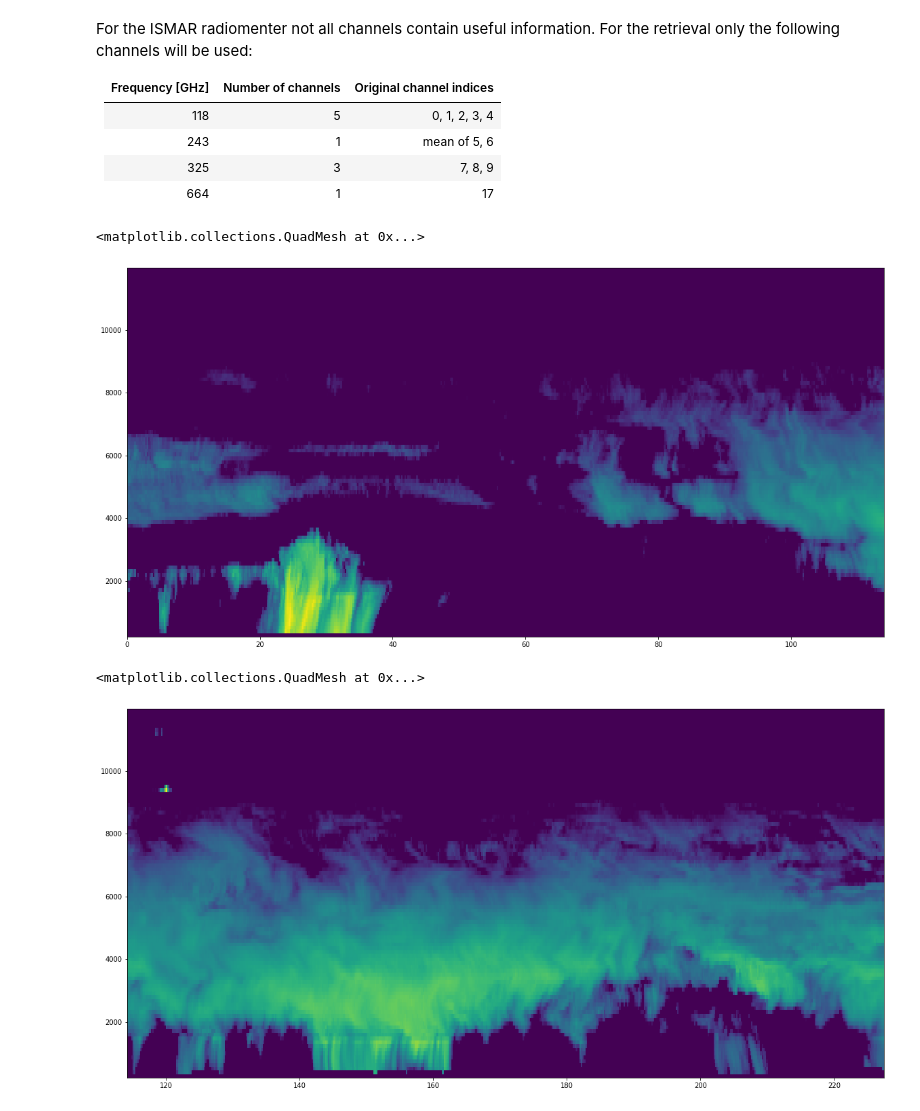
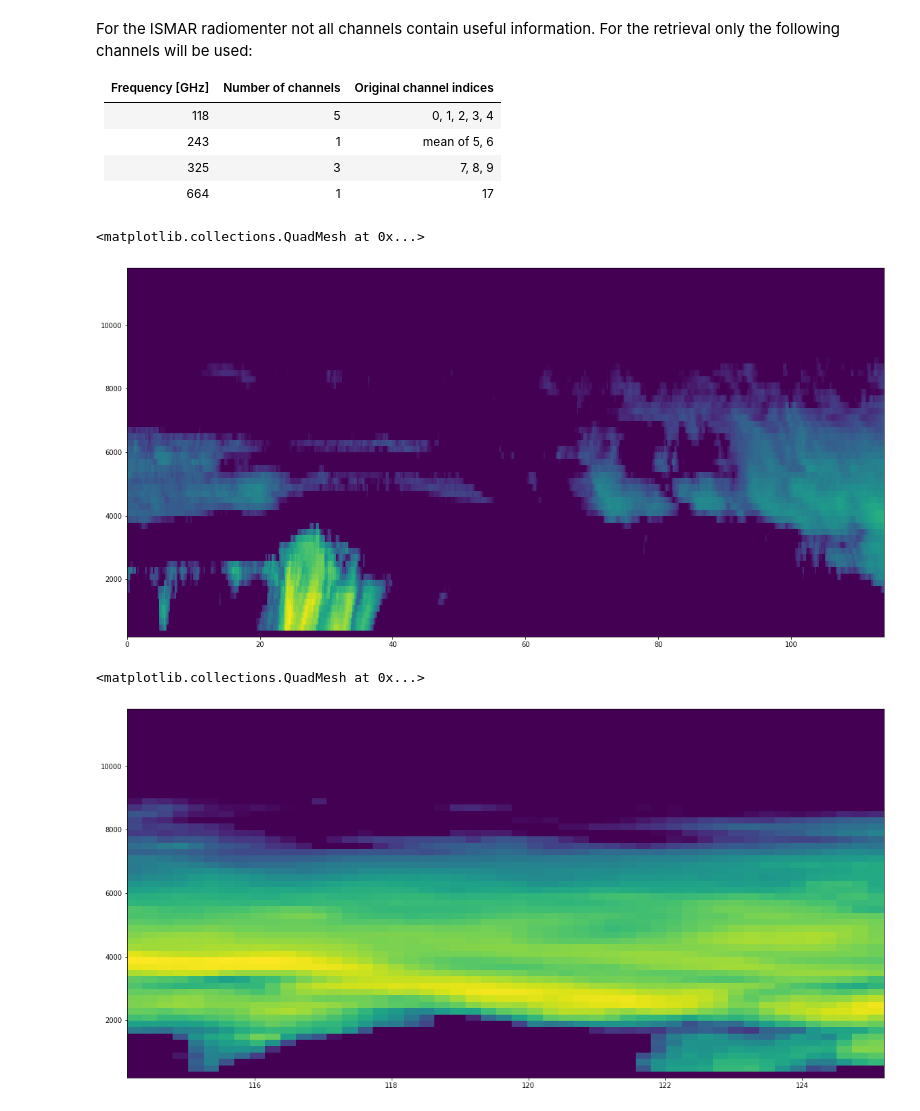
Before and after one commit to simonpf/ismar_combined, a Jupyter notebook: notebooks/preprocessing.ipynb, the cells around one changed output. Saved outputs shown, nothing was run; the diff lists cells and outputs as text; code cells hidden in the pictures.

```diff
--- a/notebooks/preprocessing.ipynb
+++ b/notebooks/preprocessing.ipynb
@@ -16,6 +14,6 @@ rm: cannot remove '../data/input.nc': No such file or directory
 # %%
 from netCDF4 import Dataset
-raw = True
+raw = False
 if raw:
     ds = Dataset("../data/input_raw.nc", "w")
 else:
@@ -319,13 +333,13 @@ plt.figure(figsize = (20, 10))
 plt.pcolormesh(hamp.d[:500], z, yz_r[:500, :].T)
 # %% [output]
 <matplotlib.collections.QuadMesh at 0x...>
-[figure, old version]
+[figure, new version]
 # %%
 plt.figure(figsize = (20, 10))
-plt.pcolormesh(hamp.d[500:1000], z, yz_r[500:1000, :].T)
+plt.pcolormesh(hamp.d[500:550], z, yz_r[500:550, :].T)
 # %% [output]
 <matplotlib.collections.QuadMesh at 0x...>
-[figure, old version]
+[figure, new version]
 # %%
 plt.figure(figsize = (20, 10))
 plt.pcolormesh(hamp.d[1000:1500], z, yz_r[1000:1500, :].T)
```
Also changed, not shown: parts of 7 cells of this notebook, 8 other files.
